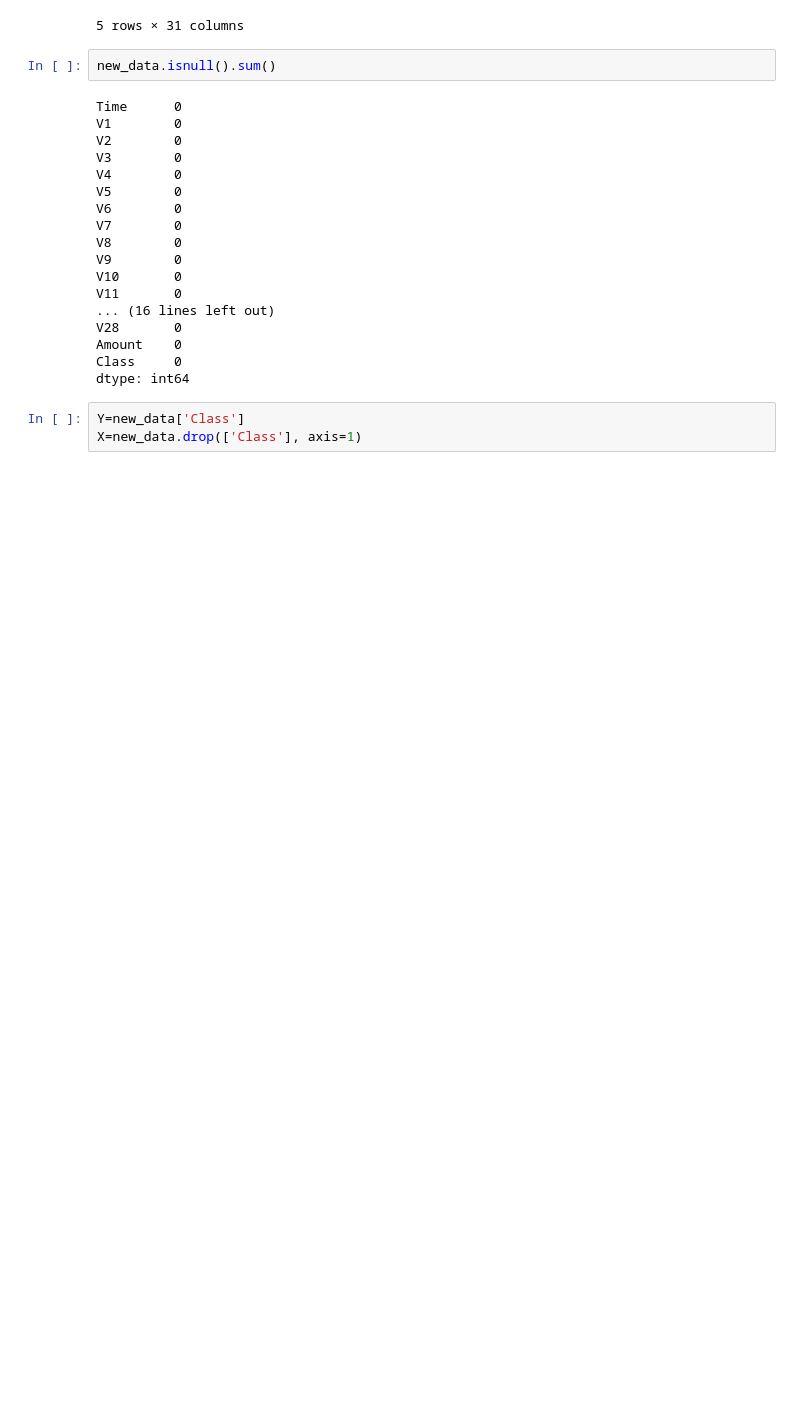
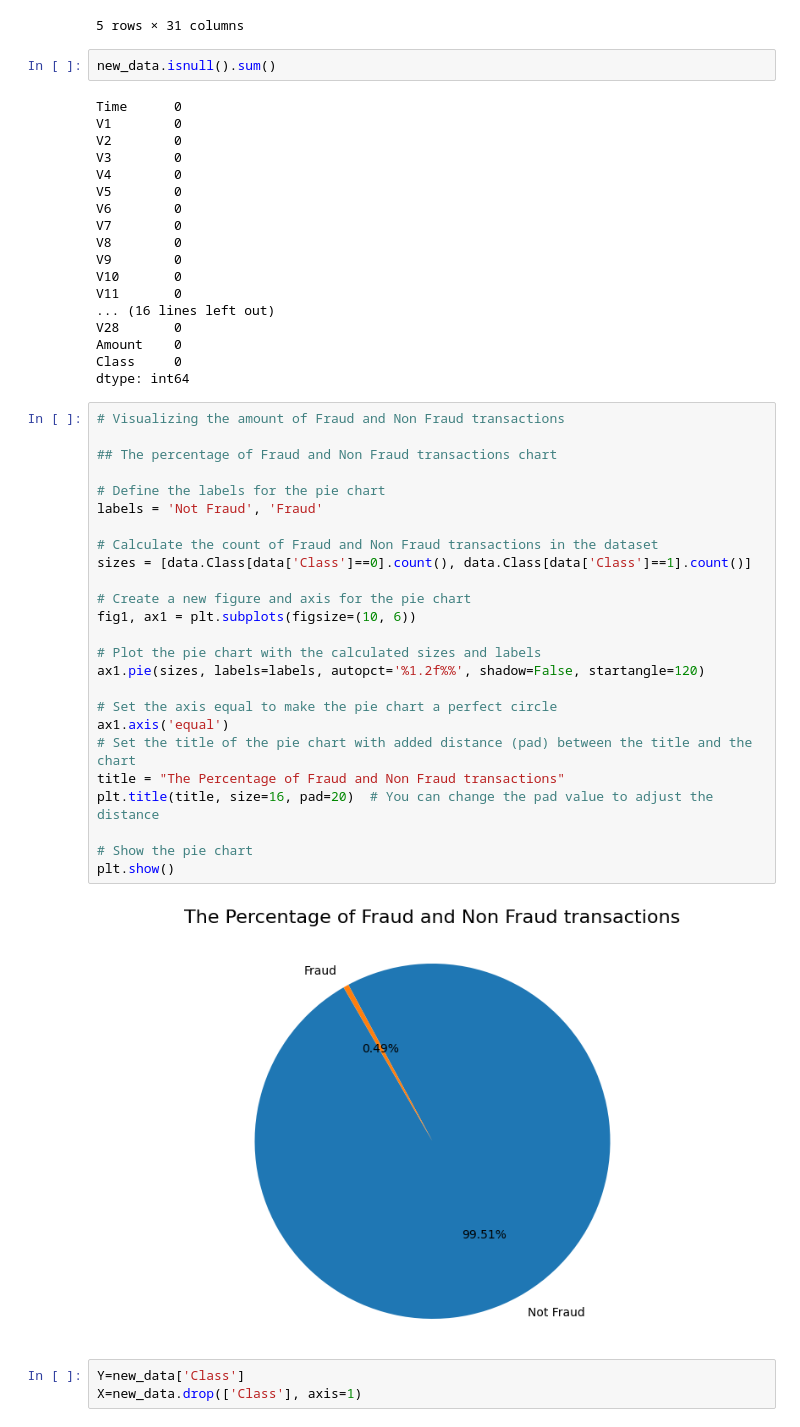
Before and after one commit to Manisha868/Codesoft, a Jupyter notebook: Task2creditcard.ipynb, the cells around one changed output. Cells and saved outputs as stored; diff of their text form; blank space fills up the shorter version.

```diff
--- a/Task2creditcard.ipynb
+++ b/Task2creditcard.ipynb
@@ -191,6 +179,33 @@ V28       0
 Amount    0
 Class     0
 dtype: int64
+# %%
+# Visualizing the amount of Fraud and Non Fraud transactions
+
+## The percentage of Fraud and Non Fraud transactions chart
+
+# Define the labels for the pie chart
+labels = 'Not Fraud', 'Fraud'
+
+# Calculate the count of Fraud and Non Fraud transactions in the dataset
+sizes = [data.Class[data['Class']==0].count(), data.Class[data['Class']==1].count()]
+
+# Create a new figure and axis for the pie chart
+fig1, ax1 = plt.subplots(figsize=(10, 6))
+
+# Plot the pie chart with the calculated sizes and labels
+ax1.pie(sizes, labels=labels, autopct='%1.2f%%', shadow=False, startangle=120)
+
+# Set the axis equal to make the pie chart a perfect circle
+ax1.axis('equal')
+# Set the title of the pie chart with added distance (pad) between the title and the chart
+title = "The Percentage of Fraud and Non Fraud transactions"
+plt.title(title, size=16, pad=20)  # You can change the pad value to adjust the distance
+
+# Show the pie chart
+plt.show()
+# %% [output]
+[figure, added]
 # %%
 Y=new_data['Class']
 X=new_data.drop(['Class'], axis=1)
```
Also changed, not shown: parts of 24 cells of this notebook.
